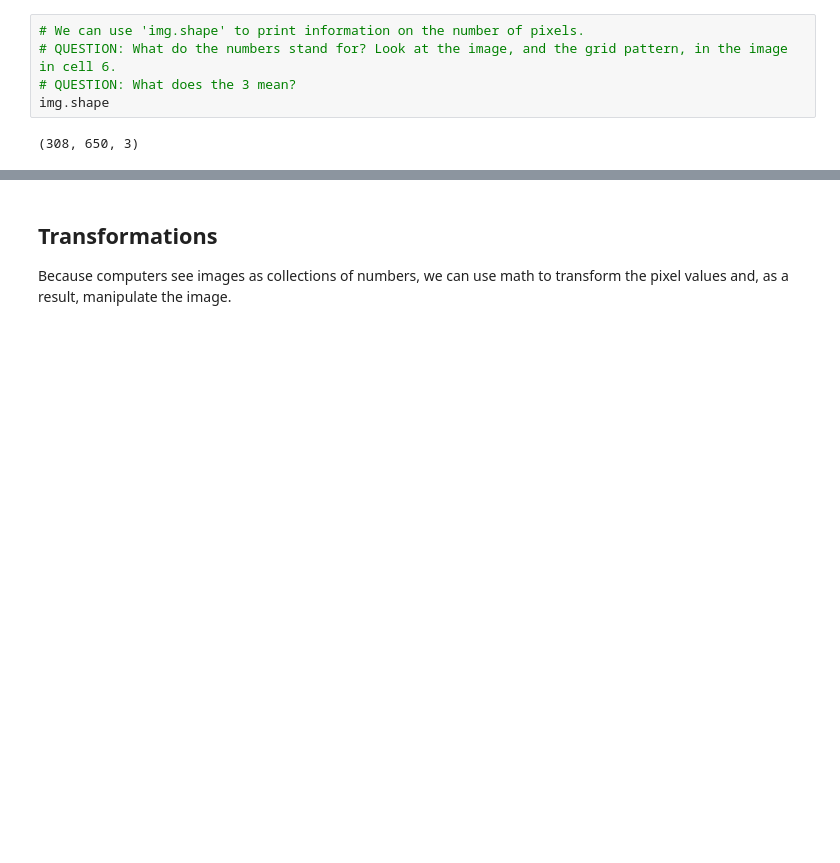
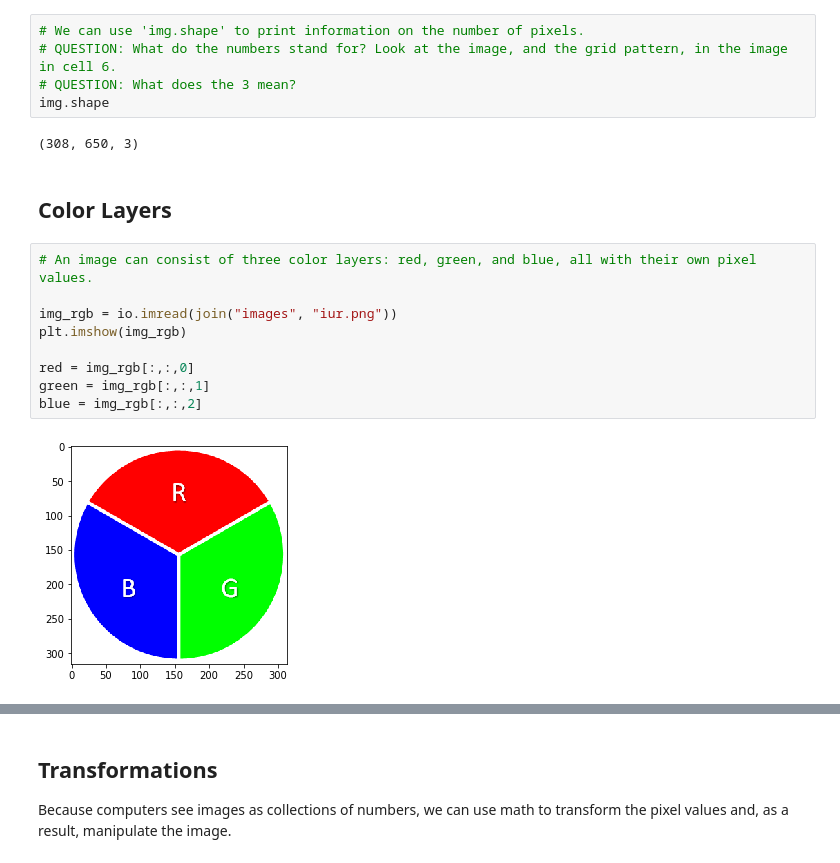
Before and after one commit to melvinwevers/CV_tutorial, a Jupyter notebook: CV_tutorial-Lite.ipynb, the cells around one changed output, grey strips where cells are left out. Saved outputs shown, nothing was run; the diff lists cells and outputs as text; blank space fills up the shorter version.

```diff
--- a/CV_tutorial-Lite.ipynb
+++ b/CV_tutorial-Lite.ipynb
@@ -49,3 +59,16 @@ Pixel data diagram. At left, our image of Lincoln; at center, the pixels labeled
 img.shape
 # %% [output]
 (308, 650, 3)
+# %% [markdown]
+## Color Layers
+# %%
+# An image can consist of three color layers: red, green, and blue, all with their own pixel values.
+
+img_rgb = io.imread(join("images", "iur.png"))
+plt.imshow(img_rgb)
+
+red = img_rgb[:,:,0]
+green = img_rgb[:,:,1]
+blue = img_rgb[:,:,2]
+# %% [output]
+[figure, added]
```
Also changed, not shown: parts of 83 cells of this notebook, 3 other files.
